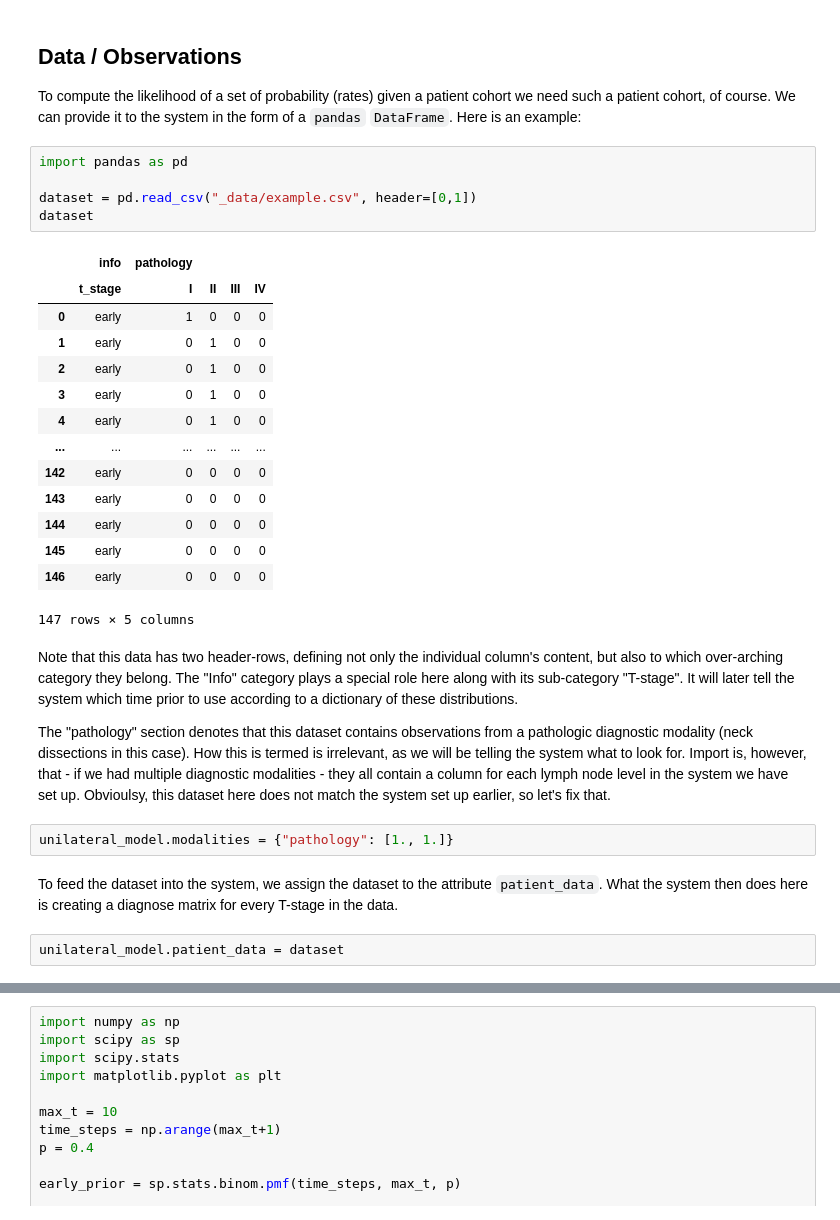
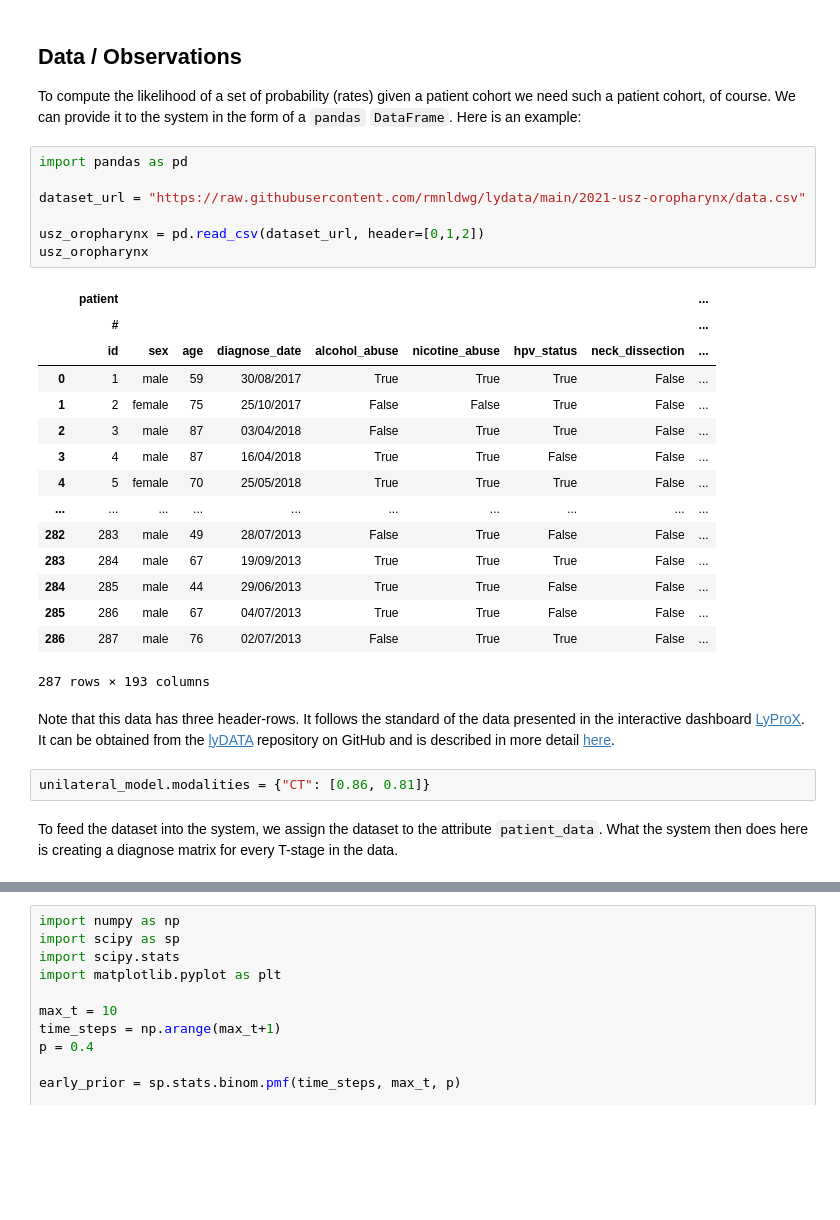
Before and after one commit to rmnldwg/lymph, a Jupyter notebook: docs/source/quickstart.ipynb, the cells around one changed output, grey strips where cells are left out. Drawn from its saved outputs; the diff is of its cells as text; blank space fills up the shorter version.

```diff
--- a/docs/source/quickstart.ipynb
+++ b/docs/source/quickstart.ipynb
@@ -73,30 +69,33 @@ To compute the likelihood of a set of probability (rates) given a patient cohort
 # %%
 import pandas as pd
 
-dataset = pd.read_csv("_data/example.csv", header=[0,1])
-dataset
+dataset_url = "https://raw.githubusercontent.com/rmnldwg/lydata/main/2021-usz-oropharynx/data.csv"
+
+usz_oropharynx = pd.read_csv(dataset_url, header=[0,1,2])
+usz_oropharynx
 # %% [output]
-|  | info | pathology |  |  |  |
-|  | t_stage | I | II | III | IV |
-| 0 | early | 1 | 0 | 0 | 0 |
-| 1 | early | 0 | 1 | 0 | 0 |
-| 2 | early | 0 | 1 | 0 | 0 |
-| 3 | early | 0 | 1 | 0 | 0 |
-| 4 | early | 0 | 1 | 0 | 0 |
-| ... | ... | ... | ... | ... | ... |
-| 142 | early | 0 | 0 | 0 | 0 |
-| 143 | early | 0 | 0 | 0 | 0 |
-| 144 | early | 0 | 0 | 0 | 0 |
-| 145 | early | 0 | 0 | 0 | 0 |
-| 146 | early | 0 | 0 | 0 | 0 |
+|  | patient |  |  |  |  |  |  |  | ... |
+|  | # |  |  |  |  |  |  |  | ... |
+|  | id | sex | age | diagnose_date | alcohol_abuse | nicotine_abuse | hpv_status | neck_dissection | ... |
+| 0 | 1 | male | 59 | 30/08/2017 | True | True | True | False | ... |
+| 1 | 2 | female | 75 | 25/10/2017 | False | False | True | False | ... |
+| 2 | 3 | male | 87 | 03/04/2018 | False | True | True | False | ... |
+| 3 | 4 | male | 87 | 16/04/2018 | True | True | False | False | ... |
+| 4 | 5 | female | 70 | 25/05/2018 | True | True | True | False | ... |
+| ... | ... | ... | ... | ... | ... | ... | ... | ... | ... |
+| 282 | 283 | male | 49 | 28/07/2013 | False | True | False | False | ... |
+| 283 | 284 | male | 67 | 19/09/2013 | True | True | True | False | ... |
+| 284 | 285 | male | 44 | 29/06/2013 | True | True | False | False | ... |
+| 285 | 286 | male | 67 | 04/07/2013 | True | True | False | False | ... |
+| 286 | 287 | male | 76 | 02/07/2013 | False | True | True | False | ... |
-147 rows × 5 columns
+287 rows × 193 columns
-# %% [markdown]
-Note that this data has two header-rows, defining not only the individual column's content, but also to which over-arching category they belong. The "Info" category plays a special role here along with its sub-category "T-stage". It will later tell the system which time prior to use according to a dictionary of these distributions.
-
-The "pathology" section denotes that this dataset contains observations from a pathologic diagnostic modality (neck dissections in this case). How this is termed is irrelevant, as we will be telling the system what to look for. Import is, however, that - if we had multiple diagnostic modalities - they all contain a column for each lymph node level in the system we have set up. Obvioulsy, this dataset here does not match the system set up earlier, so let's fix that.
-# %%
-unilateral_model.modalities = {"pathology": [1., 1.]}
+# %% [markdown]
+Note that this data has three header-rows. It follows the standard of the data presented in the interactive dashboard [LyProX]. It can be obtained from the [lyDATA] repository on GitHub and is described in more detail [here].
+
+[LyProX]: https://lyprox.org
+[lyDATA]: https://github.com/rmnldwg/lydata
+[here]: https://github.com/rmnldwg/lydata/tree/main/2021-usz-oropharynx
+# %%
+unilateral_model.modalities = {"CT": [0.86, 0.81]}
 # %% [markdown]
 To feed the dataset into the system, we assign the dataset to the attribute `patient_data`. What the system then does here is creating a diagnose matrix for every T-stage in the data.
-# %%
-unilateral_model.patient_data = dataset
```
Also changed, not shown: parts of 11 cells of this notebook.
